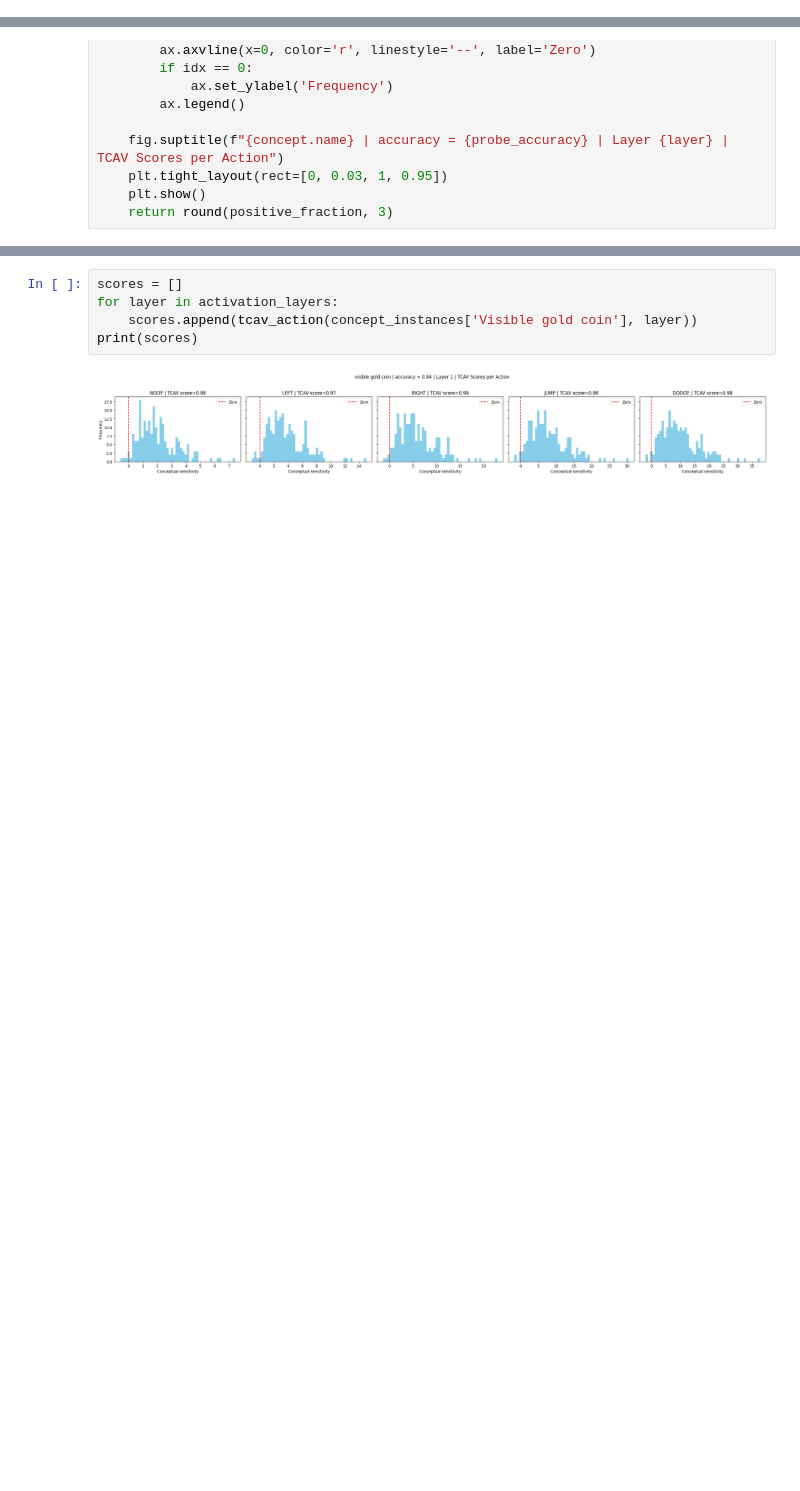
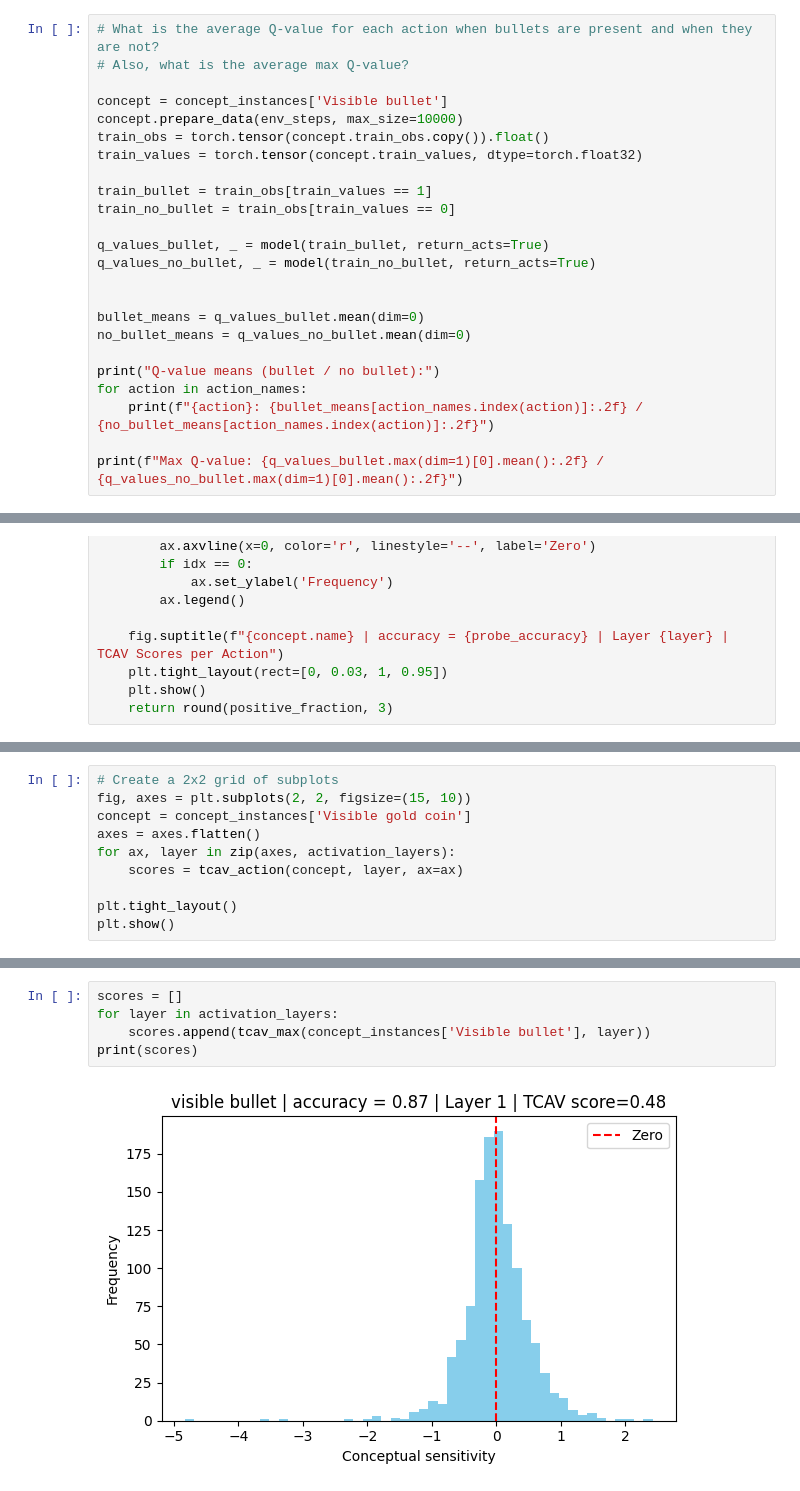
Before and after one commit to JacobLyLa/Qrunner-XAI, a Jupyter notebook: notebooks/probing_tcav.ipynb, the cells around one changed output, grey strips where cells are left out. Saved outputs shown, nothing was run; the diff lists cells and outputs as text; blank space fills up the shorter version.

```diff
--- a/notebooks/probing_tcav.ipynb
+++ b/notebooks/probing_tcav.ipynb
@@ -172,0 +309,24 @@ DODGE: 6.90% / 3.94% = 1.75
+# %%
+# What is the average Q-value for each action when bullets are present and when they are not?
+# Also, what is the average max Q-value?
+
+concept = concept_instances['Visible bullet']
+concept.prepare_data(env_steps, max_size=10000)
+train_obs = torch.tensor(concept.train_obs.copy()).float()
+train_values = torch.tensor(concept.train_values, dtype=torch.float32)
+
+train_bullet = train_obs[train_values == 1]
+train_no_bullet = train_obs[train_values == 0]
+
+q_values_bullet, _ = model(train_bullet, return_acts=True)
+q_values_no_bullet, _ = model(train_no_bullet, return_acts=True)
+
+
+bullet_means = q_values_bullet.mean(dim=0)
+no_bullet_means = q_values_no_bullet.mean(dim=0)
+
+print("Q-value means (bullet / no bullet):")
+for action in action_names:
+    print(f"{action}: {bullet_means[action_names.index(action)]:.2f} / {no_bullet_means[action_names.index(action)]:.2f}")
+
+print(f"Max Q-value: {q_values_bullet.max(dim=1)[0].mean():.2f} / {q_values_no_bullet.max(dim=1)[0].mean():.2f}")
@@ -442,0 +855,10 @@ def tcav_action_ratio(concept, layer, action1, action2):
+# %%
+# Create a 2x2 grid of subplots
+fig, axes = plt.subplots(2, 2, figsize=(15, 10))
+concept = concept_instances['Visible gold coin']
+axes = axes.flatten()
+for ax, layer in zip(axes, activation_layers):
+    scores = tcav_action(concept, layer, ax=ax)
+
+plt.tight_layout()
+plt.show()
@@ -443,7 +867,7 @@ def tcav_action_ratio(concept, layer, action1, action2):
 # %%
 scores = []
 for layer in activation_layers:
-    scores.append(tcav_action(concept_instances['Visible gold coin'], layer))
+    scores.append(tcav_max(concept_instances['Visible bullet'], layer))
 print(scores)
 # %% [output]
-[figure, old version]
+[figure, new version]
```
Also changed, not shown: parts of 25 cells of this notebook.
